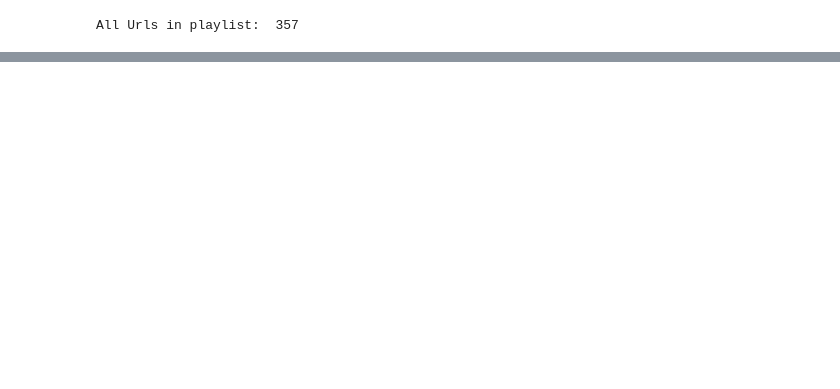
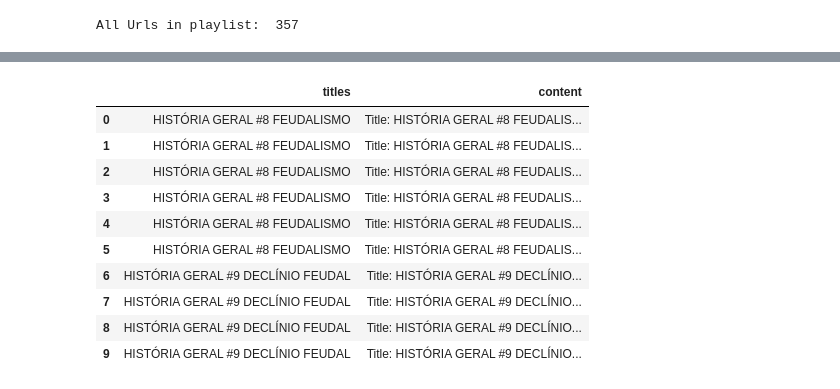
Before and after one commit to xValentim/rec-sys-podcast, a Jupyter notebook: notebooks/get_dataset_ENEM.ipynb, the cells around one changed output, grey strips where cells are left out. Cells and saved outputs as stored; diff of their text form; code cells hidden in the pictures; blank space fills up the shorter version.

```diff
--- a/notebooks/get_dataset_ENEM.ipynb
+++ b/notebooks/get_dataset_ENEM.ipynb
@@ -97,3 +106,17 @@ titles = np.array([x.metadata['title'] for x in documents_splitted]).reshape(-1,
 df = pd.DataFrame(np.concatenate([titles, content_splitted], axis=1), columns=['titles', 'content'])
 # %%
 df.to_csv('../data/data_playlists_enem.csv', index=False)
+# %%
+df.head(10)
+# %% [output]
+|  | titles | content |
+| 0 | HISTÓRIA GERAL #8 FEUDALISMO | Title: HISTÓRIA GERAL #8 FEUDALIS... |
+| 1 | HISTÓRIA GERAL #8 FEUDALISMO | Title: HISTÓRIA GERAL #8 FEUDALIS... |
+| 2 | HISTÓRIA GERAL #8 FEUDALISMO | Title: HISTÓRIA GERAL #8 FEUDALIS... |
+| 3 | HISTÓRIA GERAL #8 FEUDALISMO | Title: HISTÓRIA GERAL #8 FEUDALIS... |
+| 4 | HISTÓRIA GERAL #8 FEUDALISMO | Title: HISTÓRIA GERAL #8 FEUDALIS... |
+| 5 | HISTÓRIA GERAL #8 FEUDALISMO | Title: HISTÓRIA GERAL #8 FEUDALIS... |
+| 6 | HISTÓRIA GERAL #9 DECLÍNIO FEUDAL | Title: HISTÓRIA GERAL #9 DECLÍNIO... |
+| 7 | HISTÓRIA GERAL #9 DECLÍNIO FEUDAL | Title: HISTÓRIA GERAL #9 DECLÍNIO... |
+| 8 | HISTÓRIA GERAL #9 DECLÍNIO FEUDAL | Title: HISTÓRIA GERAL #9 DECLÍNIO... |
+| 9 | HISTÓRIA GERAL #9 DECLÍNIO FEUDAL | Title: HISTÓRIA GERAL #9 DECLÍNIO... |
```
Also changed, not shown: parts of 2 cells of this notebook, 4 other files.
